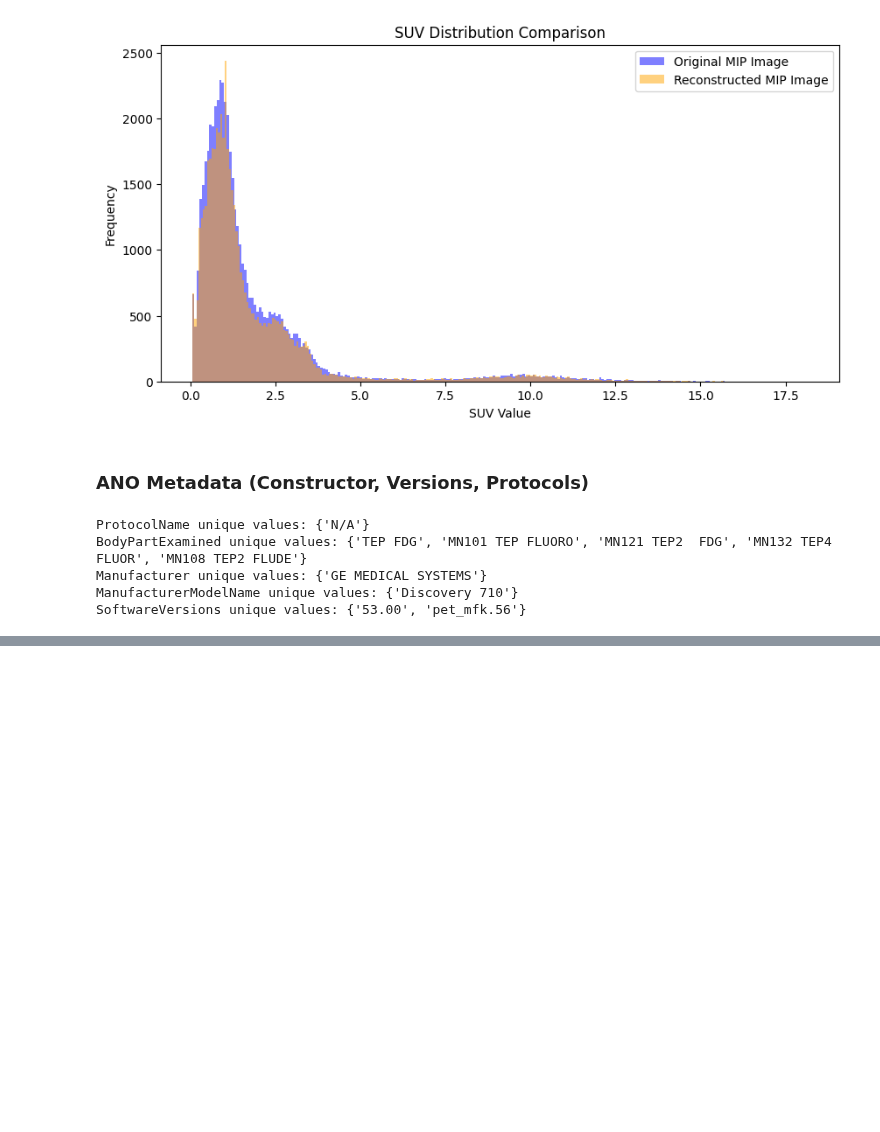
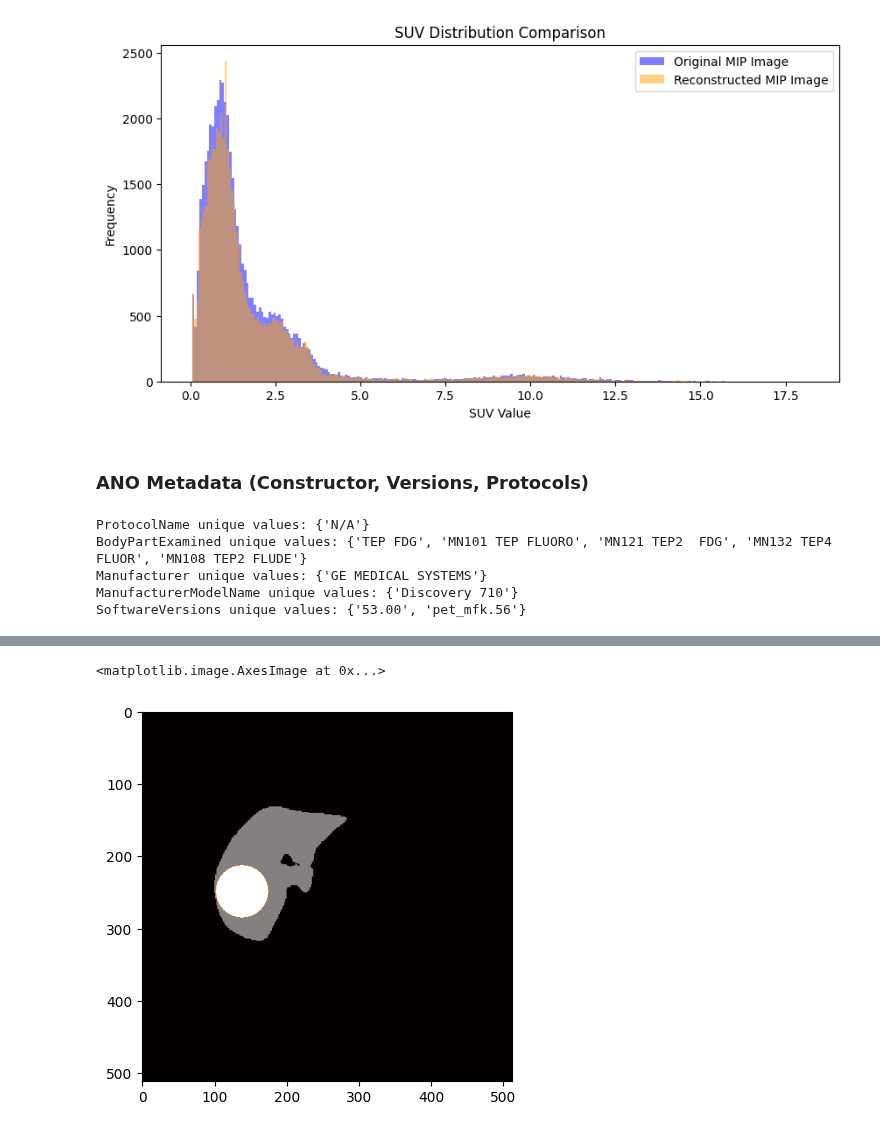
Before and after one commit to Arksyd96/federated-pet-harmonization, a Jupyter notebook: draft.ipynb, the cells around one changed output, grey strips where cells are left out. Cells and saved outputs as stored; diff of their text form; code cells hidden in the pictures; blank space fills up the shorter version.

```diff
--- a/draft.ipynb
+++ b/draft.ipynb
@@ -441,0 +491,18 @@ df
+# %%
+cz, cy, cx = np.unravel_index(edt_map.argmax(), edt_map.shape)
+zz, yy, xx = np.ogrid[:mask_arr.shape[0], :mask_arr.shape[1], :mask_arr.shape[2]]
+
+dist2 = (
+    ((zz - cz) * spacing_numpy[0])**2 +
+    ((yy - cy) * spacing_numpy[1])**2 +
+    ((xx - cx) * spacing_numpy[2])**2
+)
+
+# Création du masque binaire : 1 si distance <= rayon, 0 sinon
+sphere_arr = (dist2 <= final_radius ** 2).astype(np.uint8)
+# %%
+plt.imshow(mask_arr[150, :, :], cmap='gray')
+plt.imshow(sphere_arr[150, :, :], cmap='hot', alpha=0.5)
+# %% [output]
+<matplotlib.image.AxesImage at 0x...>
+[figure, added]
```
Also changed, not shown: parts of 9 cells of this notebook, 10 other files.
